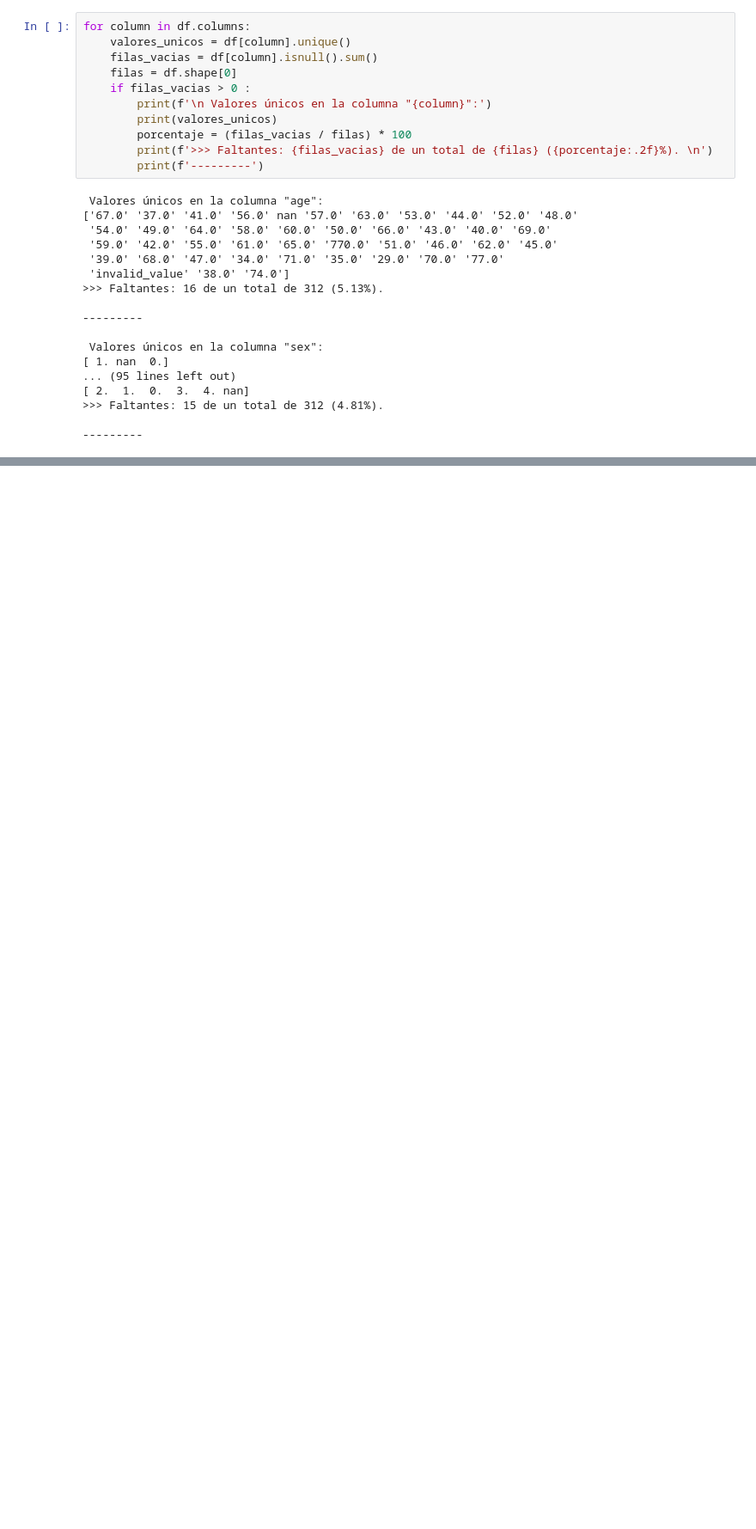
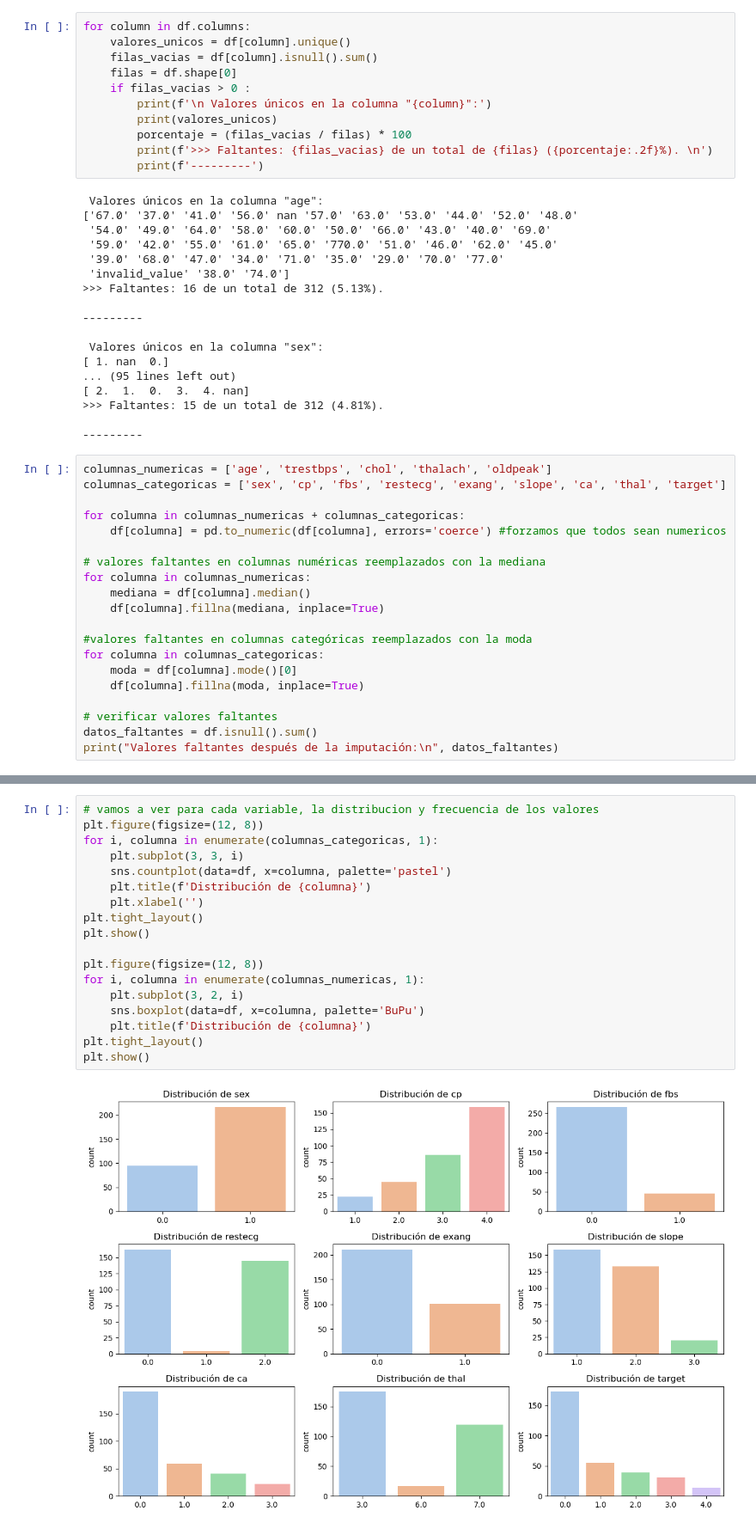
Before and after one commit to TauberF/AnalisisDeDatos, a Jupyter notebook: PROYECTO/proyecto.ipynb, the cells around one changed output, grey strips where cells are left out. Shown at 86% size. Drawn from its saved outputs; the diff is of its cells as text; blank space fills up the shorter version.

```diff
--- a/PROYECTO/proyecto.ipynb
+++ b/PROYECTO/proyecto.ipynb
@@ -123,3 +126,23 @@ for column in df.columns:
 >>> Faltantes: 15 de un total de 312 (4.81%).
 
 ---------
+# %%
+columnas_numericas = ['age', 'trestbps', 'chol', 'thalach', 'oldpeak']
+columnas_categoricas = ['sex', 'cp', 'fbs', 'restecg', 'exang', 'slope', 'ca', 'thal', 'target']
+
+for columna in columnas_numericas + columnas_categoricas:
+    df[columna] = pd.to_numeric(df[columna], errors='coerce') #forzamos que todos sean numericos
+
+# valores faltantes en columnas numéricas reemplazados con la mediana
+for columna in columnas_numericas:
+    mediana = df[columna].median()
+    df[columna].fillna(mediana, inplace=True)
+
+#valores faltantes en columnas categóricas reemplazados con la moda
+for columna in columnas_categoricas:
+    moda = df[columna].mode()[0]
+    df[columna].fillna(moda, inplace=True)
+
+# verificar valores faltantes
+datos_faltantes = df.isnull().sum()
+print("Valores faltantes después de la imputación:\n", datos_faltantes)
@@ -125,0 +166,20 @@ for column in df.columns:
+# %%
+# vamos a ver para cada variable, la distribucion y frecuencia de los valores
+plt.figure(figsize=(12, 8))
+for i, columna in enumerate(columnas_categoricas, 1):
+    plt.subplot(3, 3, i)
+    sns.countplot(data=df, x=columna, palette='pastel')
+    plt.title(f'Distribución de {columna}')
+    plt.xlabel('')
+plt.tight_layout()
+plt.show()
+
+plt.figure(figsize=(12, 8))
+for i, columna in enumerate(columnas_numericas, 1):
+    plt.subplot(3, 2, i)
+    sns.boxplot(data=df, x=columna, palette='BuPu')
+    plt.title(f'Distribución de {columna}')
+plt.tight_layout()
+plt.show()
+# %% [output]
+[figure, added]
```
Also changed, not shown: parts of 9 cells of this notebook.
